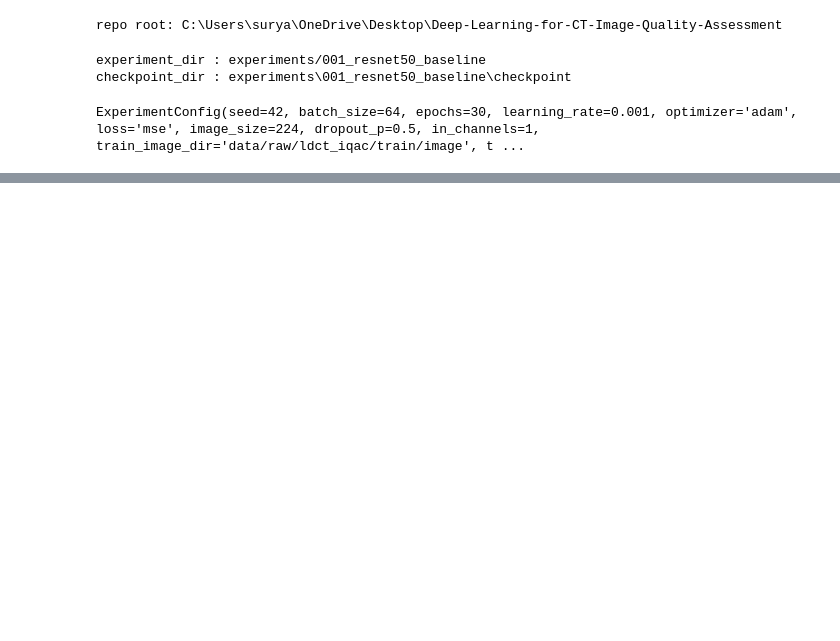
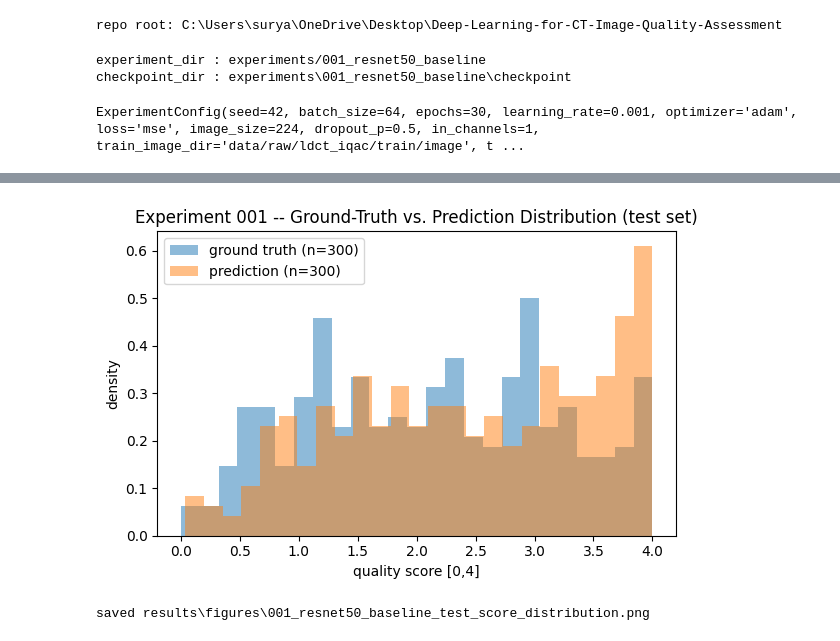
Before and after one commit to Surya-Hariharan/Deep-Learning-for-CT-Image-Quality-Assessment, a Jupyter notebook: notebooks/04_evaluation/01_test_set_evaluation.ipynb, the cells around one changed output, grey strips where cells are left out. Saved outputs shown, nothing was run; the diff lists cells and outputs as text; code cells hidden in the pictures; blank space fills up the shorter version.

```diff
--- a/notebooks/04_evaluation/01_test_set_evaluation.ipynb
+++ b/notebooks/04_evaluation/01_test_set_evaluation.ipynb
@@ -139,0 +237,21 @@ docs/repository_architecture_audit.md.
+# %%
+gt_raw_arr = np.array([r["ground_truth_score"] for r in records])
+pred_raw_arr = np.array([r["prediction_score"] for r in records])
+gt_norm_arr = np.array([r["ground_truth_normalized"] for r in records])
+pred_norm_arr = np.array([r["prediction_normalized"] for r in records])
+
+raw_scale_metrics = compute_metrics(gt_raw_arr, pred_raw_arr)  # PLCC/SROCC/KROCC scale-invariant; MSE in [0,4]^2 units
+normalized_scale_mse = compute_metrics(gt_norm_arr, pred_norm_arr)["mse"]  # same MSE / 16, in [0,1]^2 units
+
+mae_raw = float(np.mean(np.abs(pred_raw_arr - gt_raw_arr)))
+rmse_raw = float(np.sqrt(raw_scale_metrics["mse"]))
+
+print("=== RAW TEST METRICS (original [0,4] score scale, n=300) ===")
+print(f"  PLCC : {raw_scale_metrics['plcc']:.4f}")
+print(f"  SROCC: {raw_scale_metrics['srocc']:.4f}")
+print(f"  KROCC: {raw_scale_metrics['krocc']:.4f}")
+print(f"  MSE  : {raw_scale_metrics['mse']:.4f}   (score-unit^2, scale [0,4])")
+print(f"  MAE  : {mae_raw:.4f}   (score units, scale [0,4])")
+print(f"  RMSE : {rmse_raw:.4f}   (score units, scale [0,4])")
+print()
+print(f"  MSE (normalized [0,1] scale, for reference against training-time val_loss): {normalized_scale_mse:.6f}")
@@ -188,0 +429,16 @@ saved metrics to results\metrics\01_test_set_evaluation.json
+# %%
+fig, ax = plt.subplots(figsize=(6, 4))
+ax.hist(gt_raw_arr, bins=25, alpha=0.5, density=True, label=f"ground truth (n={len(gt_raw_arr)})")
+ax.hist(pred_raw_arr, bins=25, alpha=0.5, density=True, label=f"prediction (n={len(pred_raw_arr)})")
+ax.set_xlabel("quality score [0,4]")
+ax.set_ylabel("density")
+ax.set_title("Experiment 001 -- Ground-Truth vs. Prediction Distribution (test set)")
+ax.legend()
+plt.tight_layout()
+fig_path = Path("results/figures/001_resnet50_baseline_test_score_distribution.png")
+plt.savefig(fig_path, dpi=150, bbox_inches="tight")
+plt.show()
+print(f"saved {fig_path}")
+# %% [output]
+[figure, added]
+saved results\figures\001_resnet50_baseline_test_score_distribution.png
```
Also changed, not shown: parts of 38 cells of this notebook, 5 other files.
